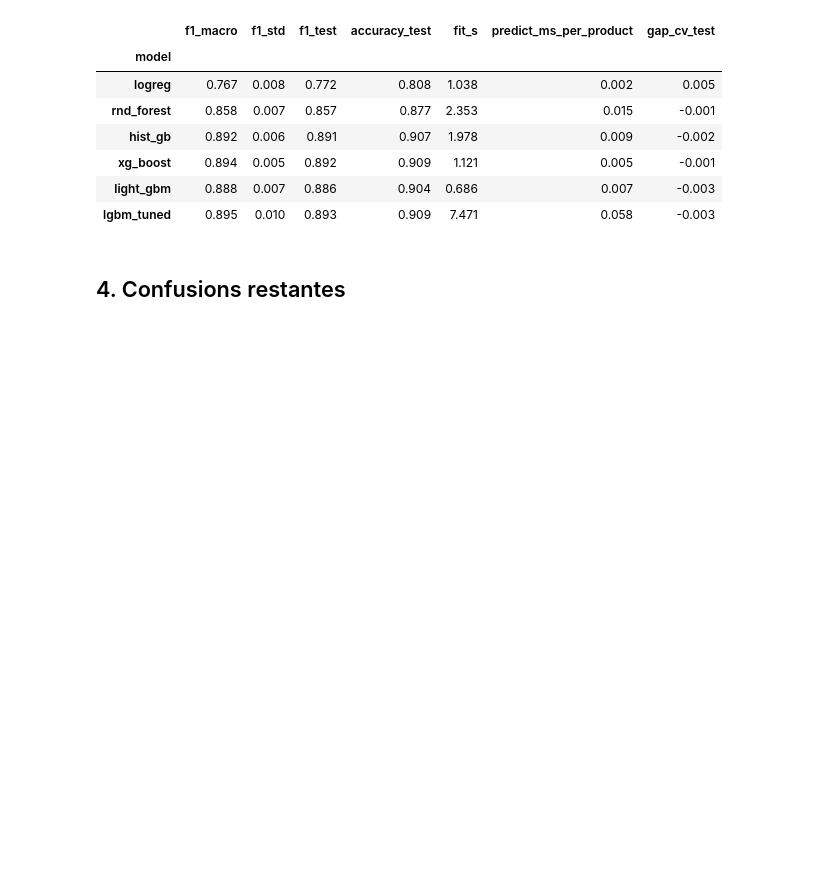
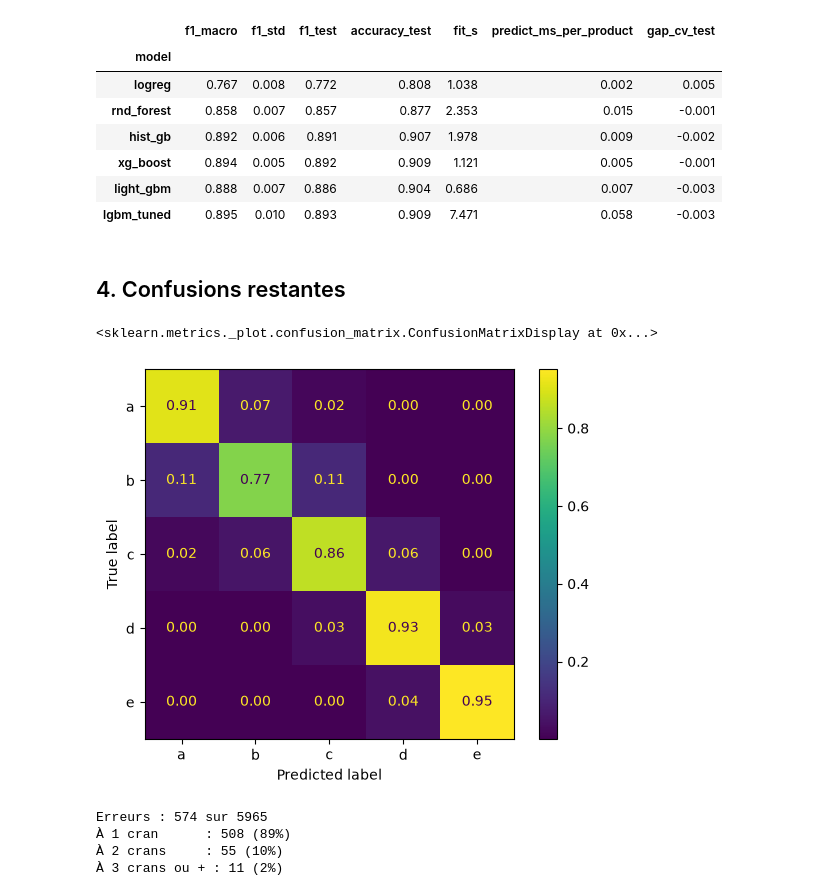
Before and after one commit to RedlineM2I/nutriscope, a Jupyter notebook: notebooks/methodes_ensemble.ipynb, the cells around one changed output. Drawn from its saved outputs; the diff is of its cells as text; code cells hidden in the pictures; blank space fills up the shorter version.

Commit message:
feat: confusions

```diff
--- a/notebooks/methodes_ensemble.ipynb
+++ b/notebooks/methodes_ensemble.ipynb
@@ -353,3 +353,30 @@ display(final.round(3))
 | lgbm_tuned | 0.895 | 0.010 | 0.893 | 0.909 | 7.471 | 0.058 | -0.003 |
 # %% [markdown]
 ## 4. Confusions restantes
+# %%
+from sklearn.metrics import ConfusionMatrixDisplay
+
+best_pred = light_gbm.predict(X_test)
+
+ConfusionMatrixDisplay.from_predictions(
+    y_test, best_pred,
+    display_labels=label_encoder.classes_,
+    normalize="true",
+    values_format=".2f",
+)
+# %% [output]
+<sklearn.metrics._plot.confusion_matrix.ConfusionMatrixDisplay at 0x...>
+[figure, added]
+# %%
+gap = np.abs(y_test - best_pred)
+n_errors = (gap > 0).sum()
+
+print("Erreurs :", n_errors, "sur", len(y_test))
+print(f"À 1 cran      : {(gap == 1).sum()} ({(gap == 1).sum() / n_errors:.0%})")
+print(f"À 2 crans     : {(gap == 2).sum()} ({(gap == 2).sum() / n_errors:.0%})")
+print(f"À 3 crans ou + : {(gap >= 3).sum()} ({(gap >= 3).sum() / n_errors:.0%})")
+# %% [output]
+Erreurs : 574 sur 5965
+À 1 cran      : 508 (89%)
+À 2 crans     : 55 (10%)
+À 3 crans ou + : 11 (2%)
```
Also changed, not shown: parts of 4 cells of this notebook, 1 other file.
